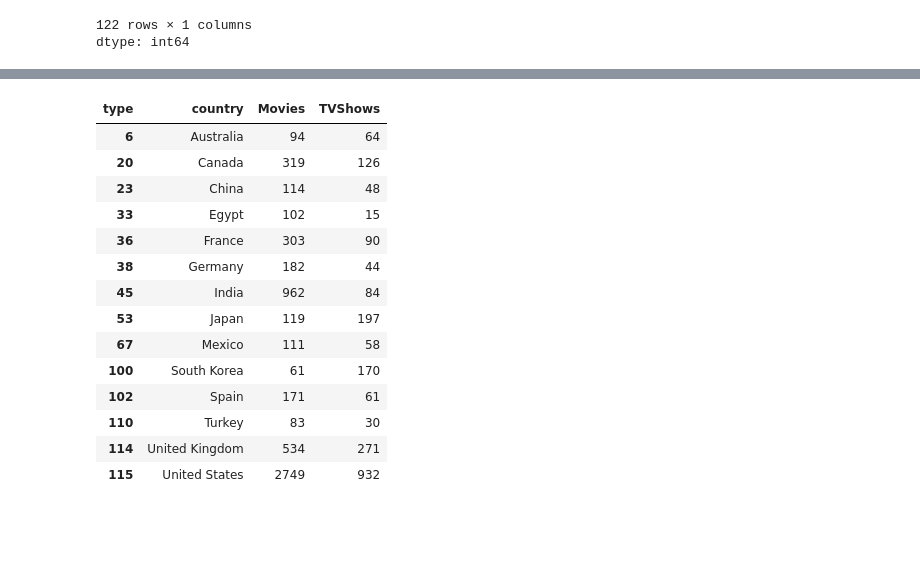
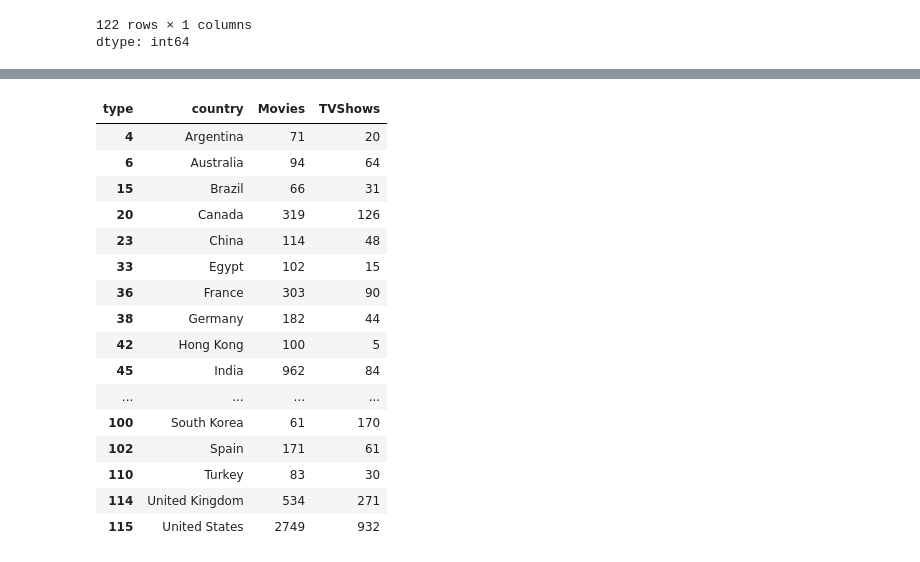
Before and after one commit to akshaykumar2972/Netflix-Data-Analysis, a Jupyter notebook: Netflix_Data_Analysis.ipynb, the cells around one changed output, grey strips where cells are left out. Saved outputs shown, nothing was run; the diff lists cells and outputs as text; code cells hidden in the pictures; blank space fills up the shorter version.

```diff
--- a/Netflix_Data_Analysis.ipynb
+++ b/Netflix_Data_Analysis.ipynb
@@ -478,19 +478,23 @@ df_exploded.groupby(['country'])['show_id'].count().reset_index(name='count').so
 dtype: object
 # %%
-wide_df[wide_df['country'].isin(df_exploded.groupby(['country'])['show_id'].count().reset_index(name='count').sort_values('count', ascending=False).head(20)['country'])]
+wide_df = wide_df[wide_df['country'].isin(df_exploded.groupby(['country'])['show_id'].count().reset_index(name='count').sort_values('count', ascending=False).head(20)['country'])]
-# %% [output]
-| type | country | Movies | TVShows |
-| 6 | Australia | 94 | 64 |
-| 20 | Canada | 319 | 126 |
-| 23 | China | 114 | 48 |
-| 33 | Egypt | 102 | 15 |
-| 36 | France | 303 | 90 |
-| 38 | Germany | 182 | 44 |
-| 45 | India | 962 | 84 |
-| 53 | Japan | 119 | 197 |
-| 67 | Mexico | 111 | 58 |
-| 100 | South Korea | 61 | 170 |
-| 102 | Spain | 171 | 61 |
-| 110 | Turkey | 83 | 30 |
-| 114 | United Kingdom | 534 | 271 |
-| 115 | United States | 2749 | 932 |
+# %%
+wide_df
+# %% [output]
+| type | country | Movies | TVShows |
+| 4 | Argentina | 71 | 20 |
+| 6 | Australia | 94 | 64 |
+| 15 | Brazil | 66 | 31 |
+| 20 | Canada | 319 | 126 |
+| 23 | China | 114 | 48 |
+| 33 | Egypt | 102 | 15 |
+| 36 | France | 303 | 90 |
+| 38 | Germany | 182 | 44 |
+| 42 | Hong Kong | 100 | 5 |
+| 45 | India | 962 | 84 |
+| ... | ... | ... | ... |
+| 100 | South Korea | 61 | 170 |
+| 102 | Spain | 171 | 61 |
+| 110 | Turkey | 83 | 30 |
+| 114 | United Kingdom | 534 | 271 |
+| 115 | United States | 2749 | 932 |
```
Also changed, not shown: parts of 10 cells of this notebook.
